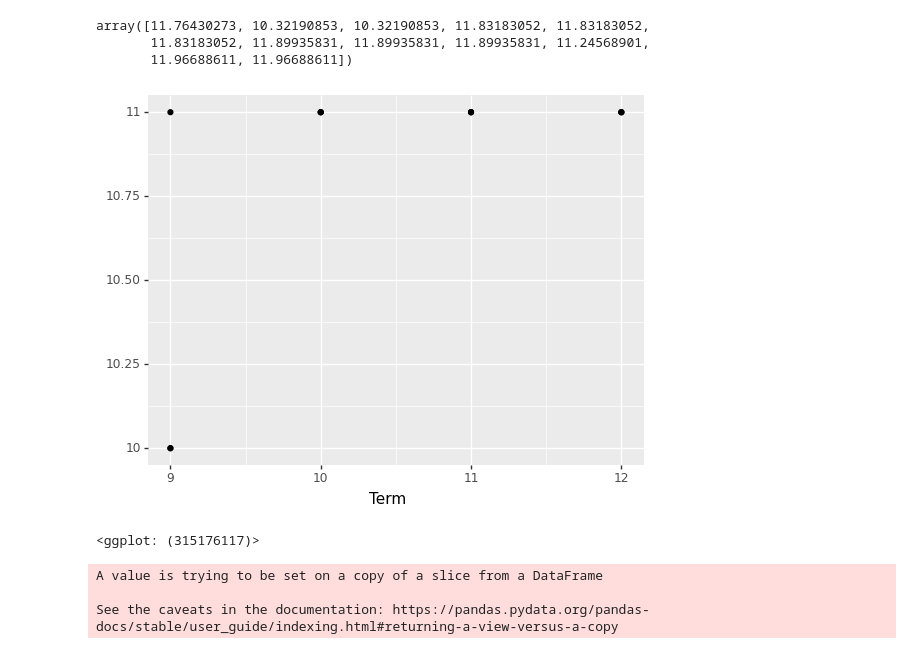
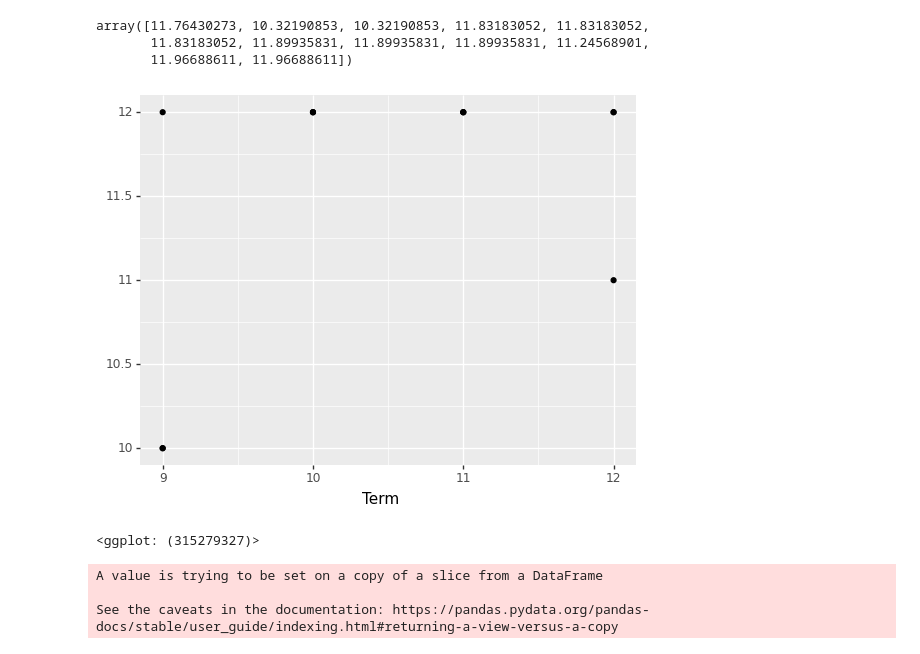
Before and after one commit to emj1214/undergradgrades, a Jupyter notebook: grades.ipynb, the cells around one changed output. Drawn from its saved outputs; the diff is of its cells as text; code cells hidden in the pictures.

Commit message:
updated graph

```diff
--- a/grades.ipynb
+++ b/grades.ipynb
@@ -123,10 +123,10 @@ array([11.76430273, 10.32190853, 10.32190853, 11.83183052, 11.83183052,
 # %%
 # a quick graph because I'm curious (even though it's not super helpful)
 from plotnine import *
-ggplot(aes(x=df['Term'][completed_courses:], y=np.floor(pred))) + geom_point()
+ggplot(aes(x=df['Term'][completed_courses:], y=np.rint(pred))) + geom_point()
 # %% [output]
-[figure, old version]
+[figure, new version]
-<ggplot: (315176117)>
+<ggplot: (315279327)>
 # %%
 # I want to see the predicted values in a data frame so I create a new df that replaces the TBD values with the predicted values
 pred_gpa = df.copy()
```
